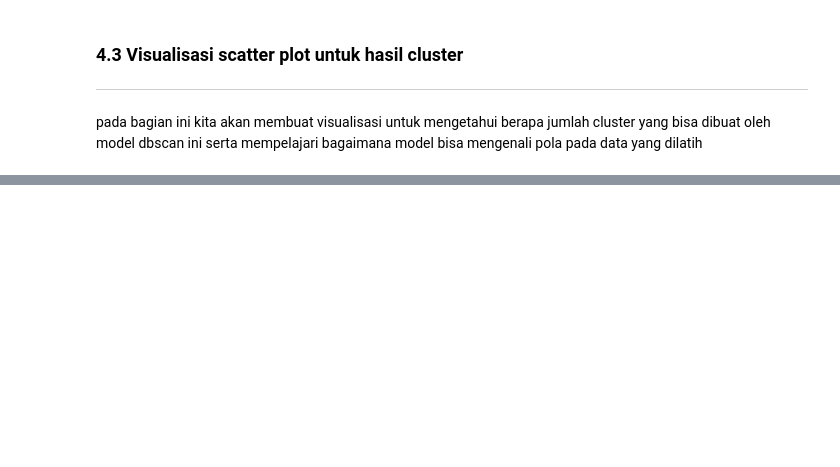
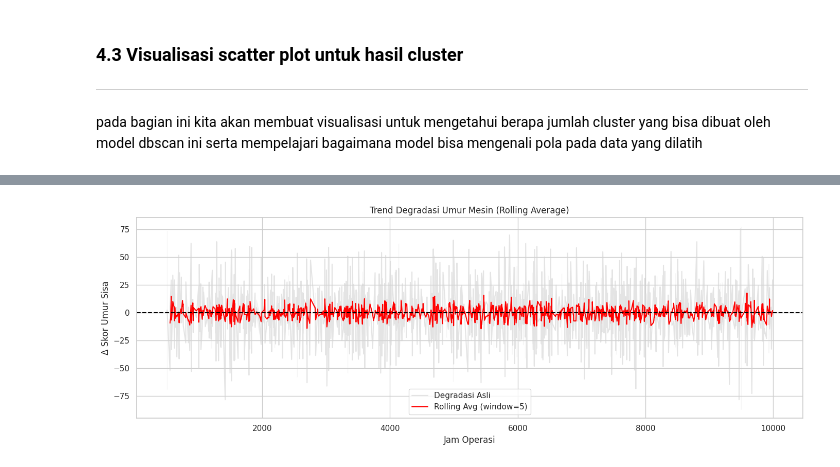
Before and after one commit to BlackBox-Ops/prediksi-estimasi-perbaikan-mesin, a Jupyter notebook: DS Series Prediksi dan Estimasi Perbaikan Mesin.ipynb, the cells around one changed output, grey strips where cells are left out. Cells and saved outputs as stored; diff of their text form; code cells hidden in the pictures; blank space fills up the shorter version.

```diff
--- a/DS Series Prediksi dan Estimasi Perbaikan Mesin.ipynb
+++ b/DS Series Prediksi dan Estimasi Perbaikan Mesin.ipynb
@@ -1016,0 +946,34 @@ Cluster unik: [-1  0]
+# %%
+df_result_sorted['degradasi_rolling'] = df_result_sorted['degradasi'].rolling(window=5).mean()
+
+plt.figure(figsize=(14, 5))
+
+# Garis dasar (semua degradasi asli)
+sns.lineplot(
+    data=df_result_sorted,
+    x='Jam_Operasi',
+    y='degradasi',
+    label='Degradasi Asli',
+    color='lightgray',
+    alpha=0.6
+)
+
+# Garis rata-rata (rolling)
+sns.lineplot(
+    data=df_result_sorted,
+    x='Jam_Operasi',
+    y='degradasi_rolling',
+    label='Rolling Avg (window=5)',
+    color='red'
+)
+
+plt.axhline(0, color='black', linestyle='--')
+plt.title('Trend Degradasi Umur Mesin (Rolling Average)')
+plt.xlabel('Jam Operasi')
+plt.ylabel('Δ Skor Umur Sisa')
+plt.legend()
+plt.grid(True)
+plt.tight_layout()
+plt.show()
+# %% [output]
+[figure, added]
```
Also changed, not shown: parts of 18 cells of this notebook.
